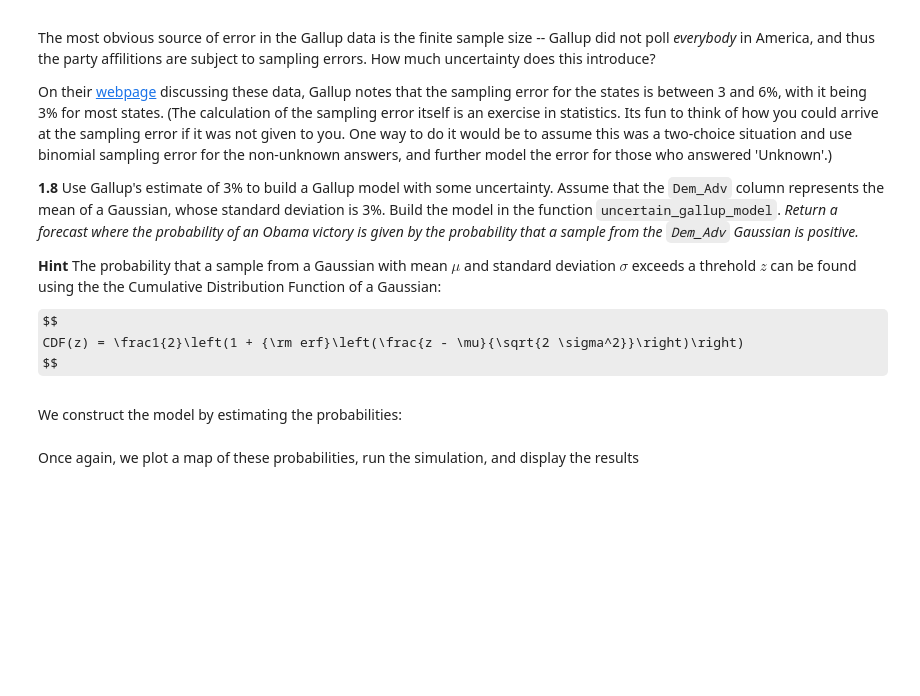
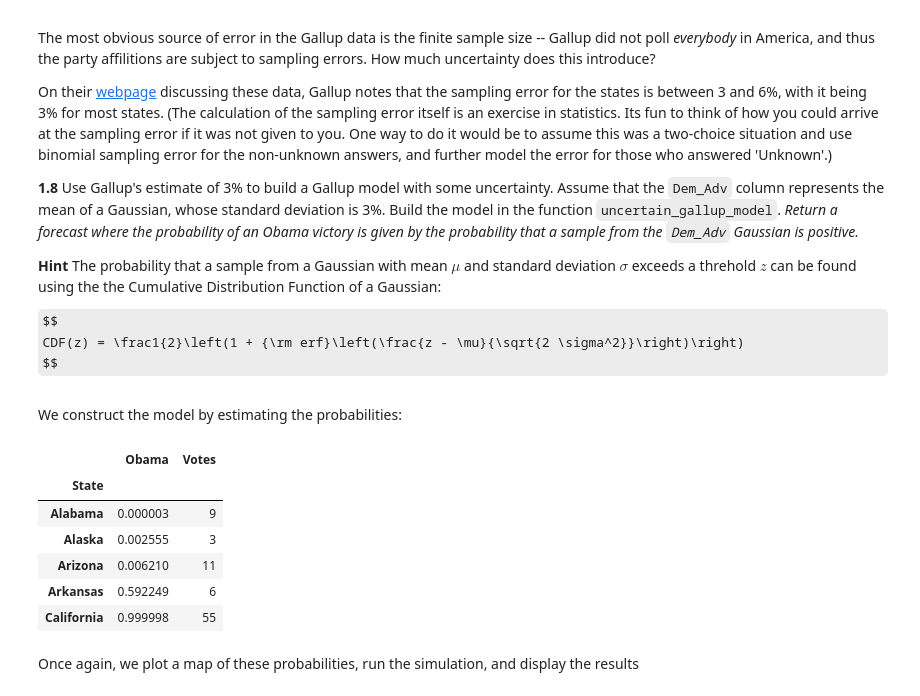
Before and after one commit to gm758/CS109_Coursework, a Jupyter notebook: homework/HW2.ipynb, the cells around one changed output. Cells and saved outputs as stored; diff of their text form; code cells hidden in the pictures; some formulas as TeX source; blank space fills up the shorter version.

Commit message:
dl'd data for hw2 and started work on it

```diff
--- a/homework/HW2.ipynb
+++ b/homework/HW2.ipynb
@@ -458,32 +522,45 @@ $$
 CDF(z) = \frac1{2}\left(1 + {\rm erf}\left(\frac{z - \mu}{\sqrt{2 \sigma^2}}\right)\right)
 $$
 # %%
-"""
-Function
---------
-uncertain_gallup_model
+#your code here
+def uncertain_gallup_model(gallup):
+    """
+    Function
+    --------
+    uncertain_gallup_model
 
-A forecast that predicts an Obama (Democratic) victory if the random variable drawn
-from a Gaussian with mean Dem_Adv and standard deviation 3% is >0
+    A forecast that predicts an Obama (Democratic) victory if the random variable drawn
+    from a Gaussian with mean Dem_Adv and standard deviation 3% is >0
 
-Inputs
-------
-gallup : DataFrame
-    The Gallup dataframe above
+    Inputs
+    ------
+    gallup : DataFrame
+        The Gallup dataframe above
 
-Returns
--------
-model : DataFrame
-    A dataframe with the following column
-     * Obama: probability that the state votes for Obama.
-    model.index should be set to gallup.index (that is, it should be indexed by state name)
-"""
-# your code here
+    Returns
+    -------
+    model : DataFrame
+        A dataframe with the following column
+         * Obama: probability that the state votes for Obama.
+        model.index should be set to gallup.index (that is, it should be indexed by state name)
+    """
+    obama = gallup.apply(lambda row: (1-scipy.stats.norm.cdf(0, loc=row["Dem_Adv"], scale=3)), axis = 1)
+    model = pd.DataFrame({"Obama":obama}).astype(float)
+    return model
 # %% [markdown]
 We construct the model by estimating the probabilities:
 # %%
 model = uncertain_gallup_model(gallup_2012)
 model = model.join(electoral_votes)
+model.head()
+# %% [output]
+|  | Obama | Votes |
+| State |  |  |
+| Alabama | 0.000003 | 9 |
+| Alaska | 0.002555 | 3 |
+| Arizona | 0.006210 | 11 |
+| Arkansas | 0.592249 | 6 |
+| California | 0.999998 | 55 |
 # %% [markdown]
 Once again, we plot a map of these probabilities, run the simulation, and display the results
 # %%
```
Also changed, not shown: parts of 24 cells of this notebook, 18 other files.
